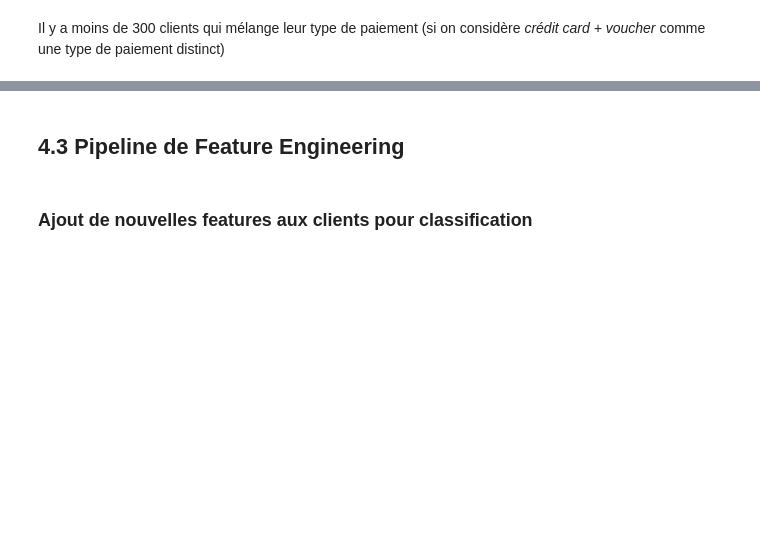
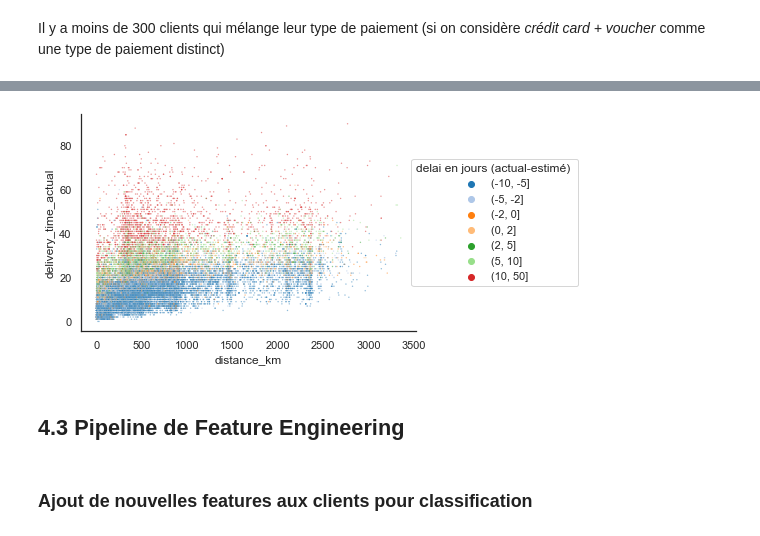
Before and after one commit to mrcreasey/oc-ds-p5-unsupervised-clustering, a Jupyter notebook: P5_01_analyse.ipynb, the cells around one changed output, grey strips where cells are left out. Cells and saved outputs as stored; diff of their text form; code cells hidden in the pictures; blank space fills up the shorter version.

```diff
--- a/P5_01_analyse.ipynb
+++ b/P5_01_analyse.ipynb
@@ -2198,3 +2228,9 @@ Il y a moins de 300 clients qui mélange leur type de paiement (si on considère
+# %%
+sns.scatterplot(data=commande_items,x='distance_km', y='delivery_time_actual', hue='delivery_time_diff_bin',s=2,alpha=0.5)
+plt.legend(title='delai en jours (actual-estimé) ',bbox_to_anchor=(1.5, 0.5), loc=5)
+sns.despine()
+# %% [output]
+[figure, added]
 # %% [markdown]
 ## 4.3 Pipeline de Feature Engineering
 # %% [markdown]
```
Also changed, not shown: parts of 6 cells of this notebook, 1 other file.
